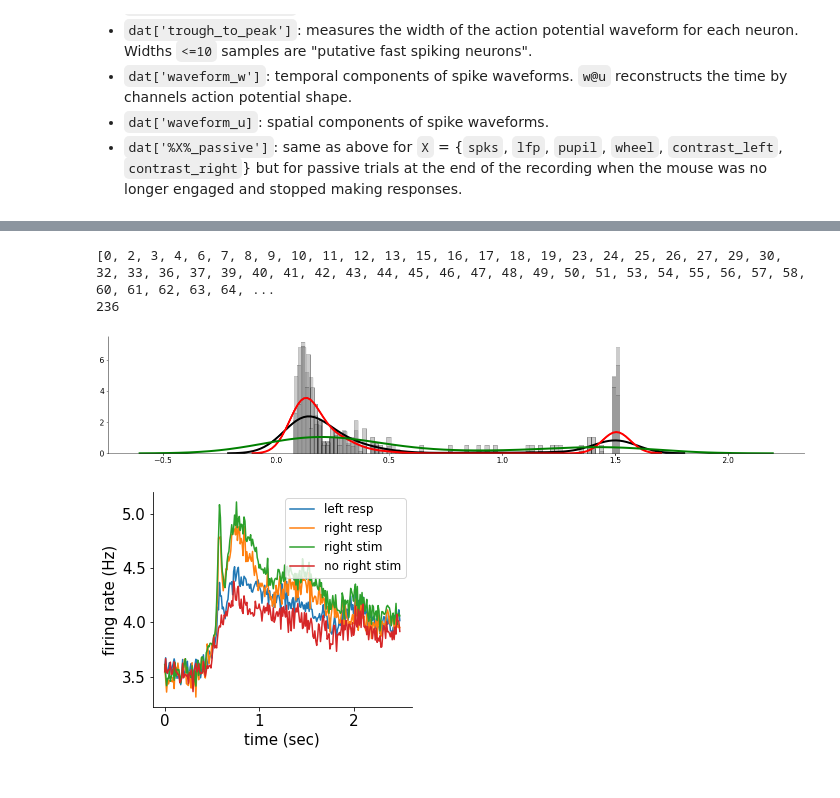
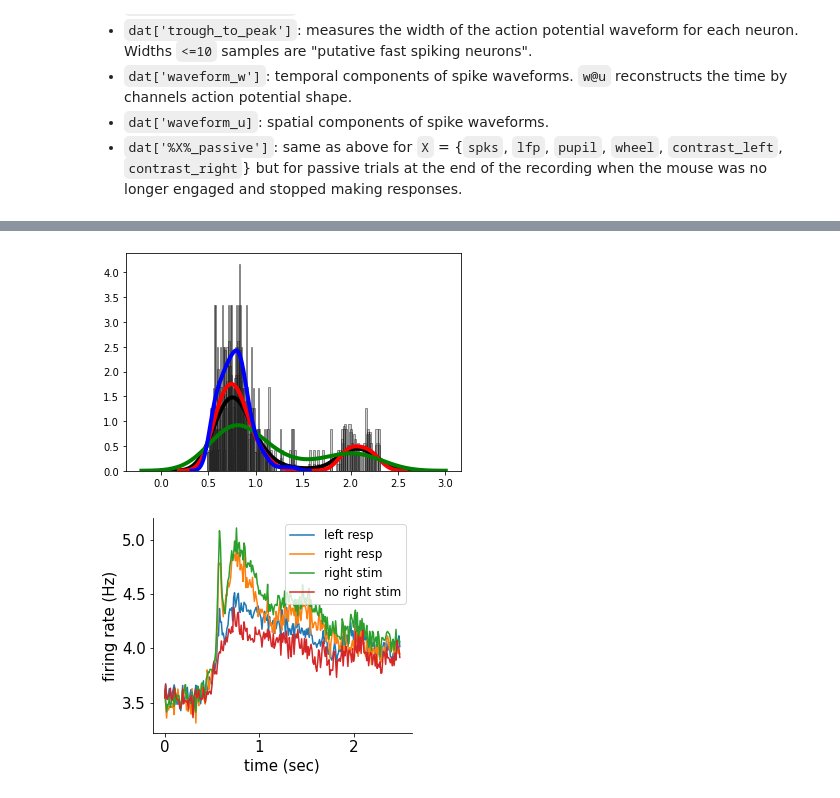
Before and after one commit to Neurocoders/AttentionProject, a Jupyter notebook: load_steinmetz_data.ipynb, the cells around one changed output, grey strips where cells are left out. Saved outputs shown, nothing was run; the diff lists cells and outputs as text; code cells hidden in the pictures.

```diff
--- a/load_steinmetz_data.ipynb
+++ b/load_steinmetz_data.ipynb
@@ -102,21 +119,9 @@ def print_data_shapes(dat, dat_LFP, dat_WAV, dat_ST):
 #@title Data splitting
 def split_stim_indices(dat):
   n_trials = len(dat['response'])
-  no_stim = []
-  one_side_stim = []
-  two_side_stim = []
-  for i in range(n_trials):
-    if ( dat['contrast_left'][i] == 0 and dat['contrast_right'][i] == 0 ):
-      no_stim.append(i)
-      # print( dat['contrast_left'][i], dat['contrast_right'][i], "no_stim")
-    elif ( dat['contrast_left'][i] == 0 or dat['contrast_right'][i] == 0 ):
-      one_side_stim.append(i)
-      # print( dat['contrast_left'][i], dat['contrast_right'][i], "one_side_stim")
-    elif ( dat['contrast_left'][i] > 0 and dat['contrast_right'][i] > 0 ):
-      two_side_stim.append(i)
-      # print( dat['contrast_left'][i], dat['contrast_right'][i], "two_side_stim")
-    else:
-      print( dat['contrast_left'][i], dat['contrast_right'][i], "wtf")
+  no_stim = np.logical_and(dat['contrast_left'] == 0, dat['contrast_right'] == 0)
+  one_side_stim = np.logical_xor(dat['contrast_left'] == 0, dat['contrast_right'] == 0)
+  two_side_stim = np.logical_and(dat['contrast_left'] > 0, dat['contrast_right'] > 0)
   return (no_stim, one_side_stim, two_side_stim)
 
 def split_accuracy_indices(dat):
@@ -125,44 +130,47 @@ def split_accuracy_indices(dat):
   incorrect = []
   for i in range(n_trials):
     if (dat['contrast_left'][i] > dat['contrast_right'][i] and dat['response'][i] == 1 ):
-      correct.append(i)
+      correct.append( True )
+      incorrect.append(False)
     elif (dat['contrast_left'][i] < dat['contrast_right'][i] and dat['response'][i] == -1 ):
-      correct.append(i)
+      correct.append( True )
+      incorrect.append(False)
     elif (dat['contrast_left'][i] == 0 and dat['contrast_right'][i] == 0 and dat['response'][i] == 0 ):
-      correct.append(i)
+      correct.append( True )
+      incorrect.append(False)
     else:
-      incorrect.append(i)
+      incorrect.append( True )
+      correct.append(False)
   return (correct, incorrect)
 
 no_stim, one_side_stim, two_side_stim = split_stim_indices(dat)
 correct, incorrect = split_accuracy_indices(dat)
+#to get only one_side trials which are correct use np.logical_and(one_side_stim, correct)
+correct_one_side = np.logical_and(one_side_stim, correct)
-# %% [output]
-[0, 2, 3, 4, 6, 7, 8, 9, 10, 11, 12, 13, 15, 16, 17, 18, 19, 23, 24, 25, 26, 27, 29, 30, 32, 33, 36, 37, 39, 40, 41, 42, 43, 44, 45, 46, 47, 48, 49, 50, 51, 53, 54, 55, 56, 57, 58, 60, 61, 62, 63, 64, ...
-236
 # %%
 import seaborn as sns
 eff_response = dat["response_time"]-dat["gocue"]
 plotter = dat["response_time"]
-plotter = eff_response
+# plotter = eff_response
 # plotter = dat["gocue"]
 sns.distplot(plotter, hist=True, kde=True,  # plot histogram with kernel density
              bins=80, color = 'gray',
              hist_kws={'edgecolor':'black'},
              kde_kws={'linewidth': 4, 'color': 'k'});
 sns.distplot(plotter[correct], hist=True, kde=True,  # plot histogram with kernel density
              bins=80, color = 'gray',
              hist_kws={'edgecolor':'black'},
              kde_kws={'linewidth': 4, 'color': 'r'});
 sns.distplot(plotter[incorrect], hist=True, kde=True,  # plot histogram with kernel density
              bins=80, color = 'gray',
              hist_kws={'edgecolor':'black'},
              kde_kws={'linewidth': 4, 'color': 'g'});
 sns.distplot(plotter[two_side_stim], hist=True, kde=True,  # plot histogram with kernel density
              bins=80, color = 'gray',
              hist_kws={'edgecolor':'black'},
              kde_kws={'linewidth': 4, 'color': 'b'});
 # %% [output]
-[figure, old version]
+[figure, new version]
 # %%
 #@title import matplotlib and set defaults
 from matplotlib import rcParams
```
Also changed, not shown: parts of 2 cells of this notebook.
